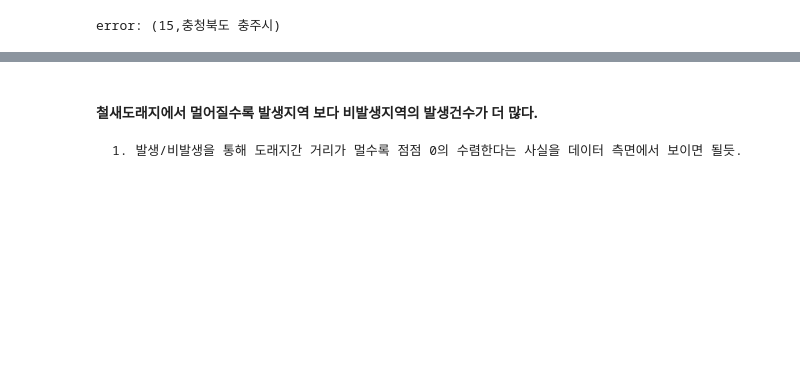
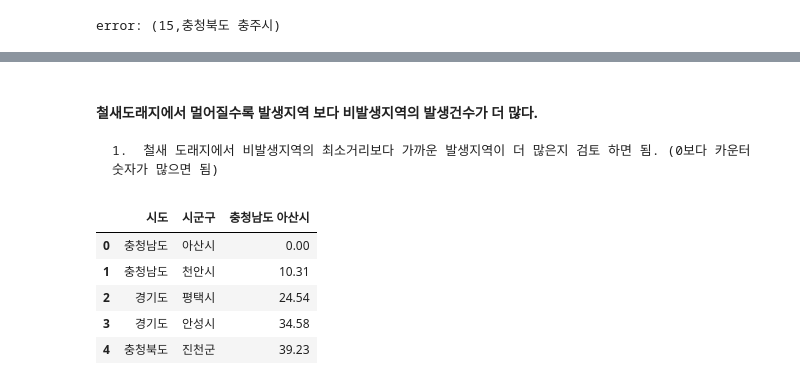
Before and after one commit to jiwoo-coding/aiai, a Jupyter notebook: local_distance_verification.ipynb, the cells around one changed output, grey strips where cells are left out. Cells and saved outputs as stored; diff of their text form; code cells hidden in the pictures; blank space fills up the shorter version.

```diff
--- a/local_distance_verification.ipynb
+++ b/local_distance_verification.ipynb
@@ -474,3 +474,15 @@ occur_df_16.to_csv("occur_distance.csv", encoding='utf-8-sig', index=False)
 # %% [markdown]
 #### 철새도래지에서 멀어질수록 발생지역 보다 비발생지역의 발생건수가 더 많다.
-    1. 발생/비발생을 통해 도래지간 거리가 멀수록 점점 0의 수렴한다는 사실을 데이터 측면에서 보이면 될듯.
+    1.  철새 도래지에서 비발생지역의 최소거리보다 가까운 발생지역이 더 많은지 검토 하면 됨. (0보다 카운터 숫자가 많으면 됨)
+# %%
+# 예시
+occ_col1=occur_df_16[['시도','시군구','충청남도 아산시']].sort_values(['충청남도 아산시']).reset_index(drop=True)
+# %%
+occ_col1.head()
+# %% [output]
+|  | 시도 | 시군구 | 충청남도 아산시 |
+| 0 | 충청남도 | 아산시 | 0.00 |
+| 1 | 충청남도 | 천안시 | 10.31 |
+| 2 | 경기도 | 평택시 | 24.54 |
+| 3 | 경기도 | 안성시 | 34.58 |
+| 4 | 충청북도 | 진천군 | 39.23 |
```
Also changed, not shown: parts of 44 cells of this notebook.
